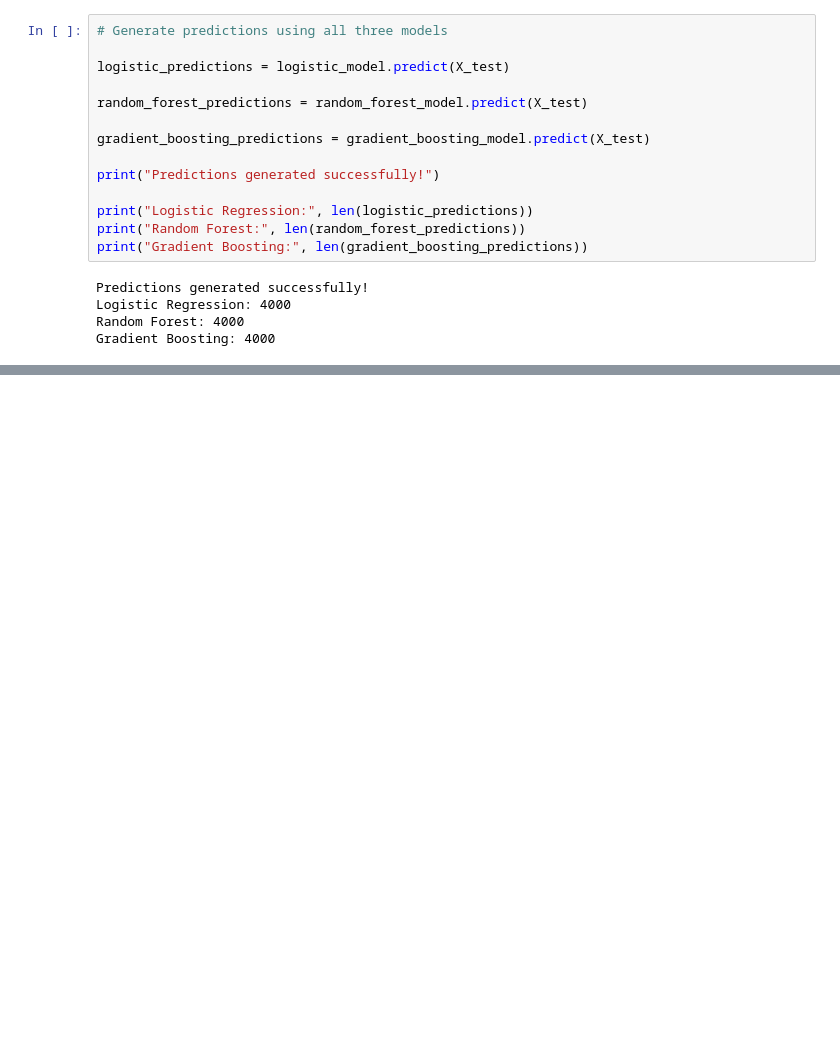
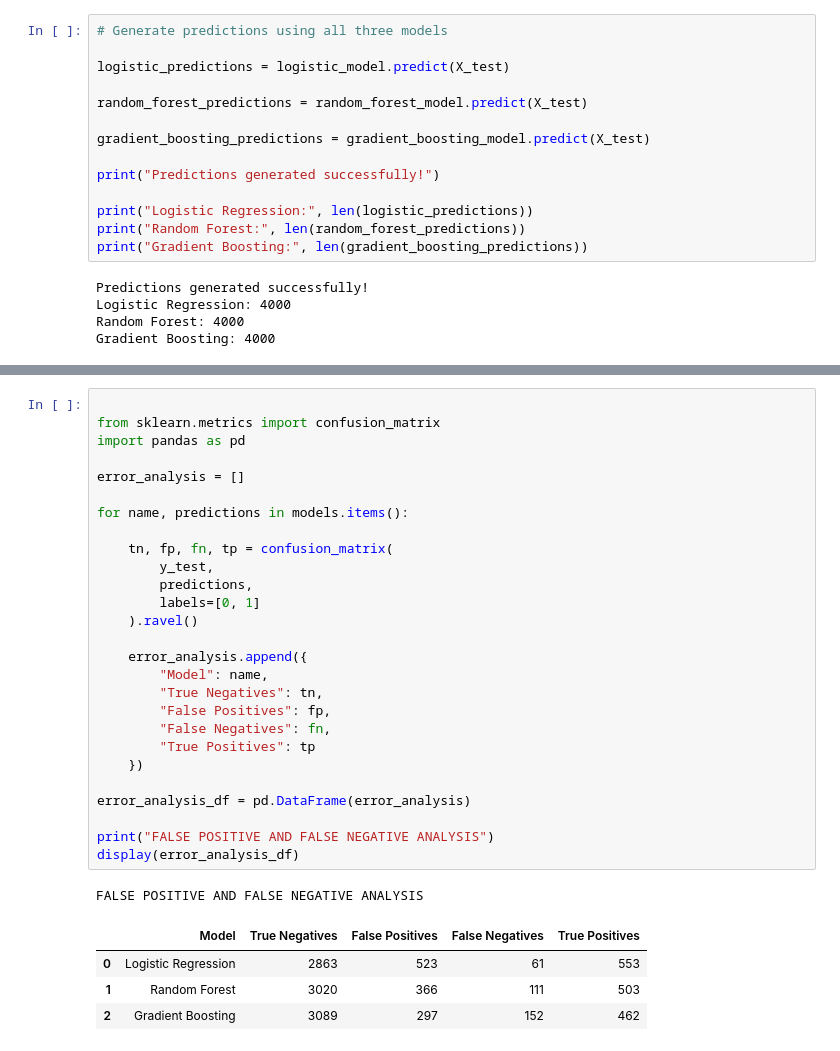
Before and after one commit to Krishnalund/CivicFix, a Jupyter notebook: notebooks/04_model_evaluation.ipynb, the cells around one changed output, grey strips where cells are left out. Saved outputs shown, nothing was run; the diff lists cells and outputs as text; blank space fills up the shorter version.

```diff
--- a/notebooks/04_model_evaluation.ipynb
+++ b/notebooks/04_model_evaluation.ipynb
@@ -468,3 +328,36 @@ F1 Score: 0.673
+# %%
+
+from sklearn.metrics import confusion_matrix
+import pandas as pd
+
+error_analysis = []
+
+for name, predictions in models.items():
+
+    tn, fp, fn, tp = confusion_matrix(
+        y_test,
+        predictions,
+        labels=[0, 1]
+    ).ravel()
+
+    error_analysis.append({
+        "Model": name,
+        "True Negatives": tn,
+        "False Positives": fp,
+        "False Negatives": fn,
+        "True Positives": tp
+    })
+
+error_analysis_df = pd.DataFrame(error_analysis)
+
+print("FALSE POSITIVE AND FALSE NEGATIVE ANALYSIS")
+display(error_analysis_df)
+# %% [output]
+FALSE POSITIVE AND FALSE NEGATIVE ANALYSIS
+|  | Model | True Negatives | False Positives | False Negatives | True Positives |
+| 0 | Logistic Regression | 2863 | 523 | 61 | 553 |
+| 1 | Random Forest | 3020 | 366 | 111 | 503 |
+| 2 | Gradient Boosting | 3089 | 297 | 152 | 462 |
 # %%
 from sklearn.metrics import confusion_matrix, ConfusionMatrixDisplay
 import matplotlib.pyplot as plt
```
Also changed, not shown: parts of 19 cells of this notebook.
